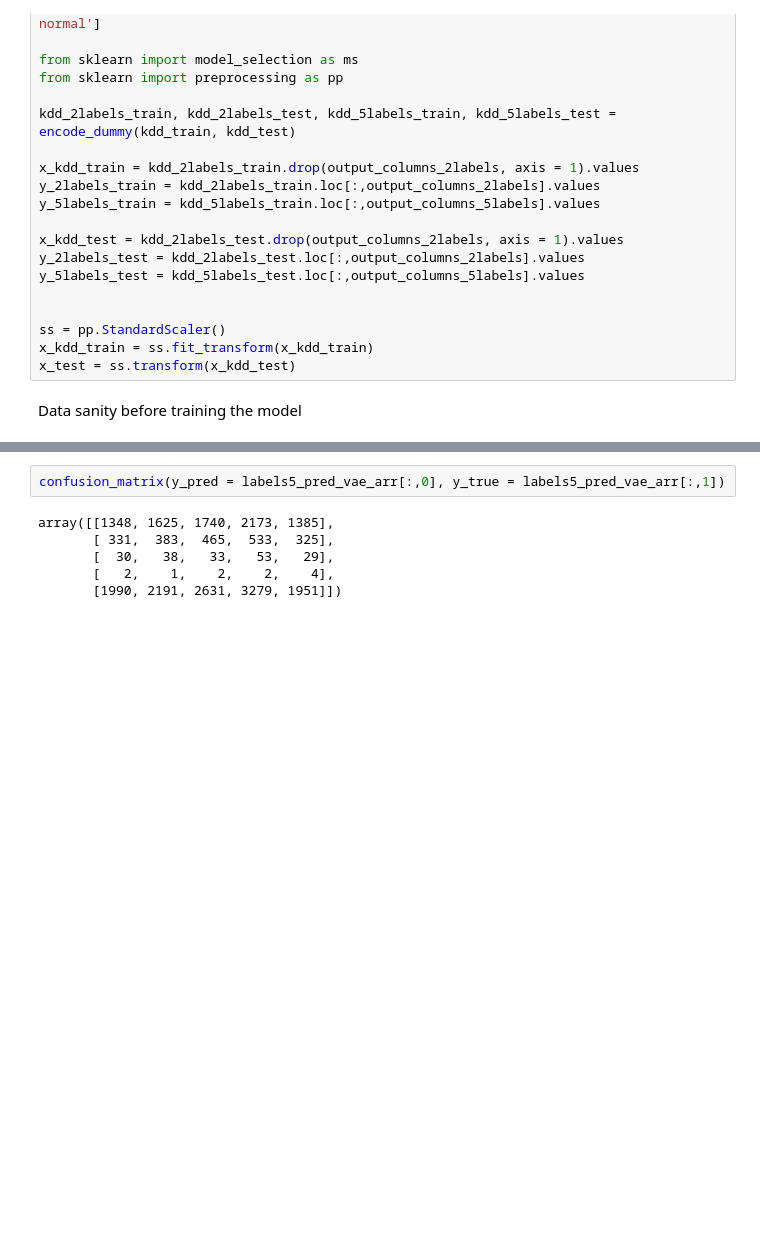
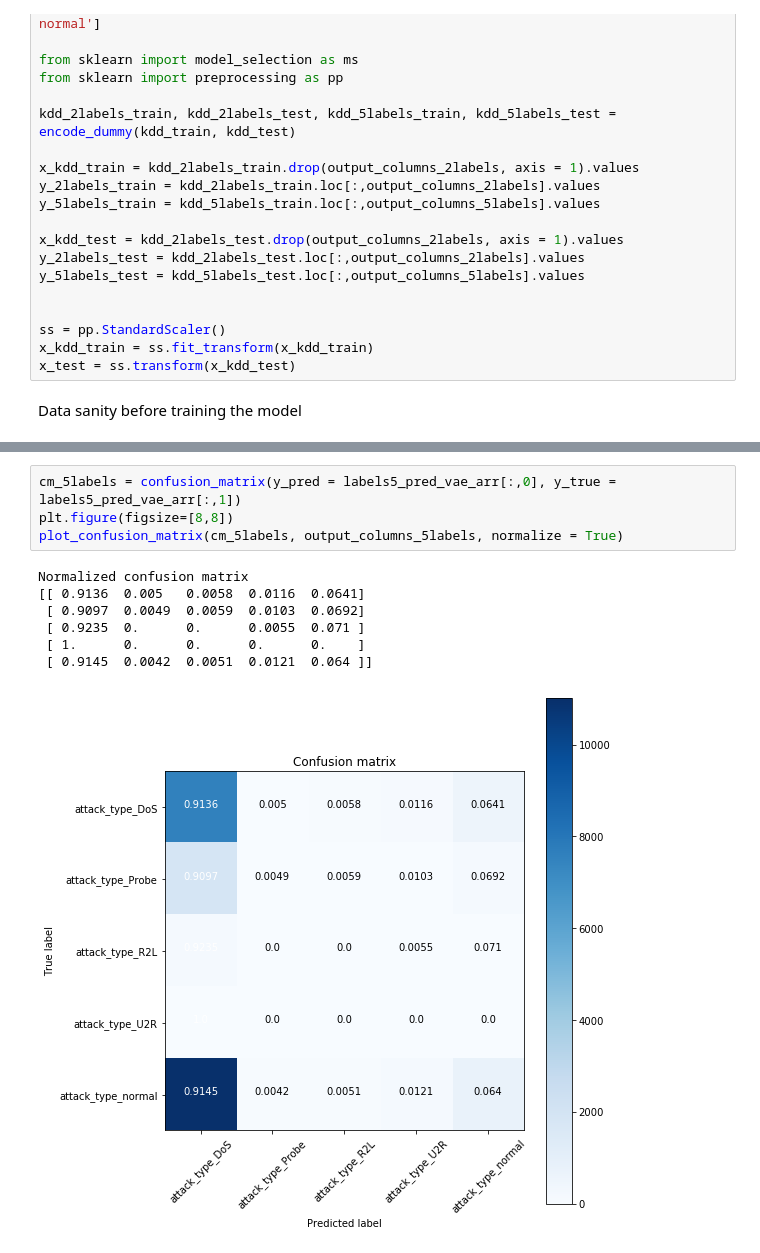
Before and after one commit to rkmalaiya/network_anomaly_detection_deep_learning, a Jupyter notebook: eda.ipynb, the cells around one changed output, grey strips where cells are left out. Cells and saved outputs as stored; diff of their text form; blank space fills up the shorter version.

```diff
--- a/eda.ipynb
+++ b/eda.ipynb
@@ -460,8 +502,12 @@ array([[4052, 6450],
 # %%
-confusion_matrix(y_pred = labels5_pred_vae_arr[:,0], y_true = labels5_pred_vae_arr[:,1])
+cm_5labels = confusion_matrix(y_pred = labels5_pred_vae_arr[:,0], y_true = labels5_pred_vae_arr[:,1])
+plt.figure(figsize=[8,8])
+plot_confusion_matrix(cm_5labels, output_columns_5labels, normalize = True)
 # %% [output]
-array([[1348, 1625, 1740, 2173, 1385],
-       [ 331,  383,  465,  533,  325],
-       [  30,   38,   33,   53,   29],
-       [   2,    1,    2,    2,    4],
-       [1990, 2191, 2631, 3279, 1951]])
+Normalized confusion matrix
+[[ 0.9136  0.005   0.0058  0.0116  0.0641]
+ [ 0.9097  0.0049  0.0059  0.0103  0.0692]
+ [ 0.9235  0.      0.      0.0055  0.071 ]
+ [ 1.      0.      0.      0.      0.    ]
+ [ 0.9145  0.0042  0.0051  0.0121  0.064 ]]
+[figure, added]
```
Also changed, not shown: parts of 5 cells of this notebook.
